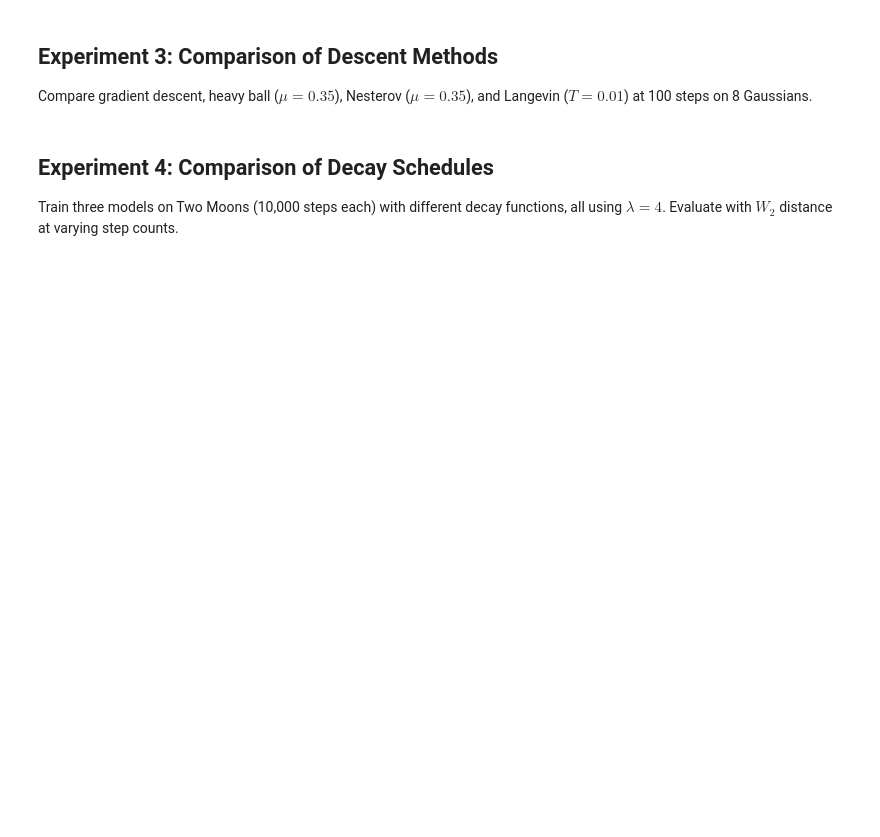
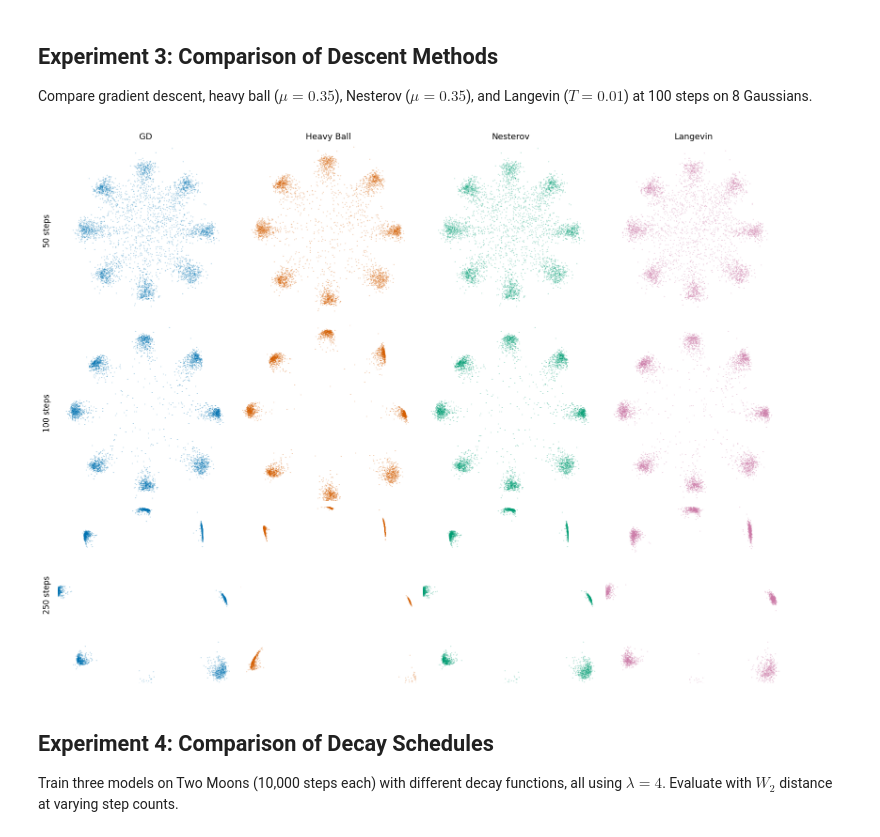
Before and after one commit to misha7b/flow-based-generative-modelling, a Jupyter notebook: eqm_2d.ipynb, the cells around one changed output. Cells and saved outputs as stored; diff of their text form; code cells hidden in the pictures; blank space fills up the shorter version.

```diff
--- a/eqm_2d.ipynb
+++ b/eqm_2d.ipynb
@@ -110,16 +103,21 @@ Generate samples by iteratively descending the learned gradient field. Four meth
 # %%
 @torch.no_grad()
 def generate(model, n_samples=1000, n_steps=250, eta=0.02,
-             method="gd", mu=0.35, T=0.1, return_trajectories=False):
+             method="gd", mu=0.35, T=0.1, eps=None,
+             return_trajectories=False):
     model.eval()
     x = torch.randn(n_samples, 2, device=device)
     x_last = x.clone()
+    converged = torch.zeros(n_samples, dtype=torch.bool, device=device)
 
     if return_trajectories:
         trajectory = [x.cpu().clone()]
 
     for i in range(n_steps):
         grad = model(x)
+
+        if eps is not None:
+            converged = converged | (grad.norm(dim=-1) < eps)
 
         if method == "gd":
             update = -eta * grad
@@ -135,6 +133,9 @@ def generate(model, n_samples=1000, n_steps=250, eta=0.02,
             update = -eta * grad + mu * (x - x_last)
             x_last = x.clone()
 
+        if eps is not None:
+            update[converged] = 0.0
+
         x = x + update
 
         if return_trajectories:
@@ -190,20 +191,27 @@ def plot_field_magnitude(model, xlim, ylim, resolution=500):
     plt.show()
 
 
-def plot_descent_comparison(model, methods, n_samples=4000, n_steps=100, eta=0.005, xlim=(-4.5, 4.5), ylim=(-4.5, 4.5)):
+def plot_descent_comparison(model, methods, step_counts, n_samples=4000, eta=0.005,
+                            xlim=(-4.5, 4.5), ylim=(-4.5, 4.5)):
     colors = {"GD": "#0072B2", "Heavy Ball": "#D55E00", "Nesterov": "#009E73", "Langevin": "#CC79A7"}
-    fig, axes = plt.subplots(1, len(methods), figsize=(4 * len(methods), 4), facecolor="white")
-    for ax, (name, kwargs) in zip(np.atleast_1d(axes), methods.items()):
-        torch.manual_seed(0)
-        samples = generate(model, n_samples=n_samples, n_steps=n_steps, eta=eta, **kwargs)
-        pts = samples.numpy()
-        ax.scatter(pts[:, 0], pts[:, 1], s=2, alpha=0.4, linewidths=0, color=colors[name])
-        ax.set_xlim(*xlim); ax.set_ylim(*ylim)
-        ax.set_aspect("equal")
-        ax.set_title(name, fontsize=13)
-        ax.set_xticks([]); ax.set_yticks([])
-        for spine in ax.spines.values():
-            spine.set_visible(False)
+    fig, axes = plt.subplots(len(step_counts), len(methods),
+                             figsize=(4 * len(methods), 4 * len(step_counts)), facecolor="white")
+    for row, n_steps in enumerate(step_counts):
+        for col, (name, kwargs) in enumerate(methods.items()):
+            ax = axes[row, col]
+            torch.manual_seed(0)
+            samples = generate(model, n_samples=n_samples, n_steps=n_steps, eta=eta, **kwargs)
+            pts = samples.numpy()
+            ax.scatter(pts[:, 0], pts[:, 1], s=2, alpha=0.4, linewidths=0, color=colors[name])
+            ax.set_xlim(*xlim); ax.set_ylim(*ylim)
+            ax.set_aspect("equal")
+            ax.set_xticks([]); ax.set_yticks([])
+            for spine in ax.spines.values():
+                spine.set_visible(False)
+            if row == 0:
+                ax.set_title(name, fontsize=13)
+            if col == 0:
+                ax.set_ylabel(f"{n_steps} steps", fontsize=12, rotation=90, labelpad=10)
     plt.tight_layout()
     plt.show()
 # %% [markdown]
@@ -247,12 +263,14 @@ Compare gradient descent, heavy ball ($\mu = 0.35$), Nesterov ($\mu = 0.35$), an
 # %%
 methods = {
     "GD":         dict(method="gd"),
     "Heavy Ball": dict(method="heavyball", mu=0.35),
     "Nesterov":   dict(method="nesterov",  mu=0.35),
     "Langevin":   dict(method="langevin",  T=0.01),
 }
 
-plot_descent_comparison(model_8g, methods)
+plot_descent_comparison(model_8g, methods, step_counts=[50, 100, 250])
+# %% [output]
+[figure, added]
 # %% [markdown]
 ## Experiment 4: Comparison of Decay Schedules
 
```
Also changed, not shown: parts of 9 cells of this notebook, 1 other file.
